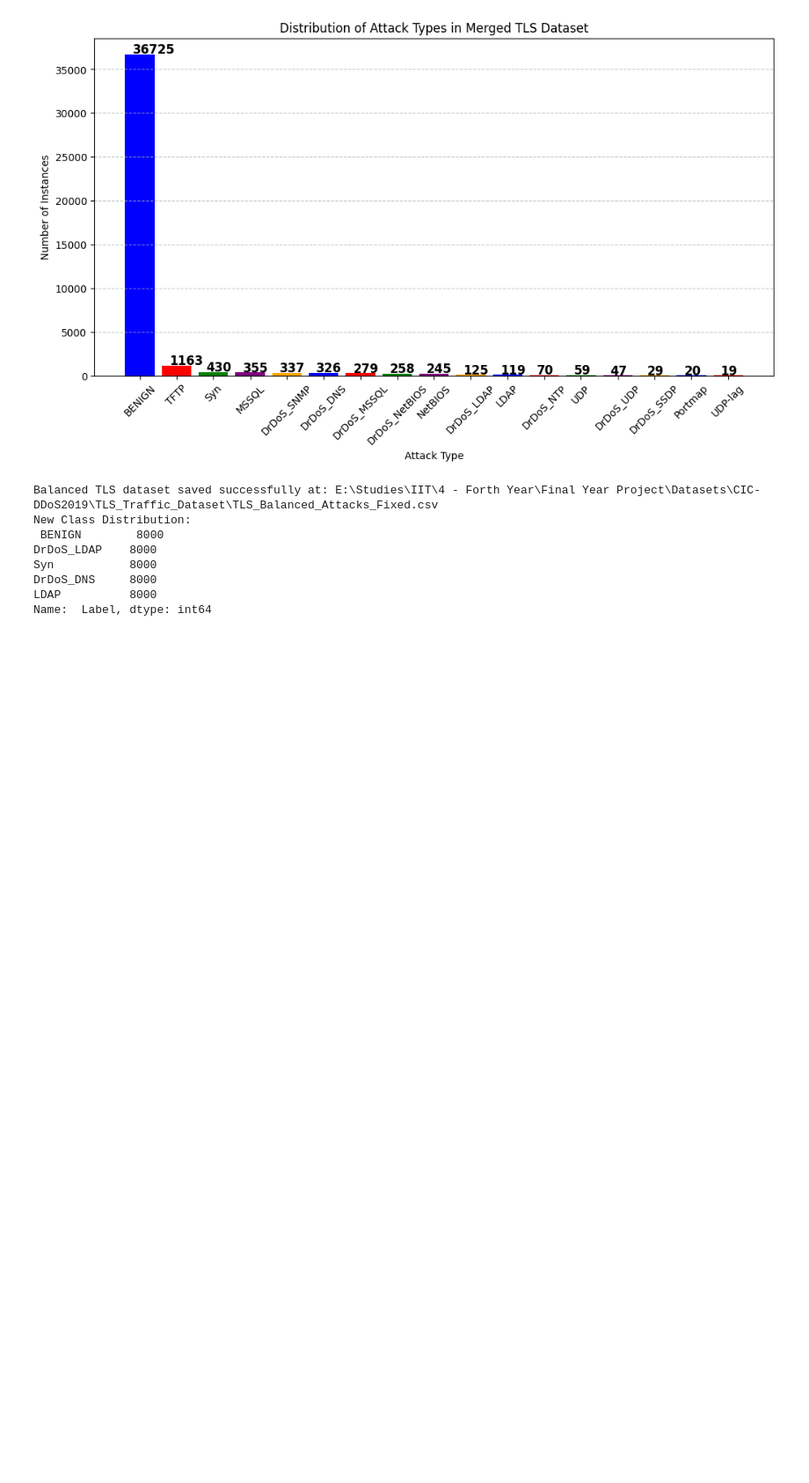
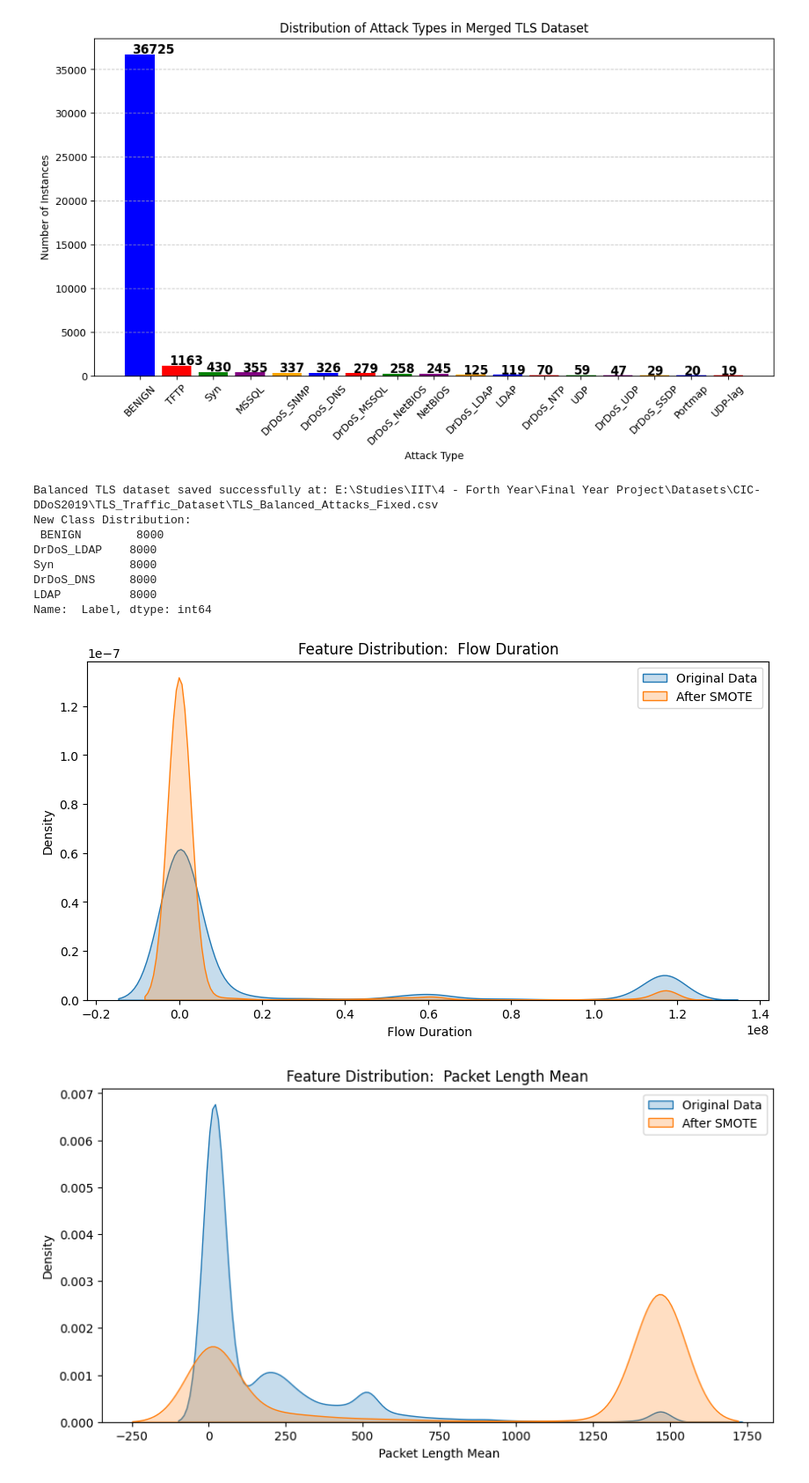
Before and after one commit to Nirusan03/QuanNetDetct, a Jupyter notebook: Model/Quantum_Model/DoS2019/QNN_Dos2019.ipynb, the cells around one changed output. Shown at 88% size. Cells and saved outputs as stored; diff of their text form; code cells hidden in the pictures; blank space fills up the shorter version.

Commit message:
[84] Validation with smote - wrong

```diff
--- a/Model/Quantum_Model/DoS2019/QNN_Dos2019.ipynb
+++ b/Model/Quantum_Model/DoS2019/QNN_Dos2019.ipynb
@@ -248,3 +248,40 @@ Syn           8000
 DrDoS_DNS     8000
 LDAP          8000
 Name:  Label, dtype: int64
+# %%
+import pandas as pd
+import matplotlib.pyplot as plt
+import seaborn as sns
+
+# Load original dataset (Real Network Traffic)
+original_path = "E:\\TLS_Merged_Attacks_Final.csv"
+df_original = pd.read_csv(original_path, low_memory=False)
+
+# Load balanced dataset (After SMOTE)
+balanced_path = "E:\\TLS_Balanced_Attacks_Fixed.csv"
+df_balanced = pd.read_csv(balanced_path, low_memory=False)
+
+# Select important network traffic features
+key_features = [" Flow Duration", " Packet Length Mean", " Packet Length Std", " Flow Bytes/s"]
+
+# Check if the selected features exist in the dataset
+existing_features = [feature for feature in key_features if feature in df_original.columns and feature in df_balanced.columns]
+
+if not existing_features:
+    raise ValueError("None of the selected key features are found in the datasets. Please check column names.")
+
+# Compare distributions before and after SMOTE
+for feature in existing_features:
+    plt.figure(figsize=(10, 5))
+
+    sns.kdeplot(df_original[feature], label="Original Data", fill=True)  # Fixed warning
+    sns.kdeplot(df_balanced[feature], label="After SMOTE", fill=True)  # Fixed warning
+
+    plt.title(f"Feature Distribution: {feature}")
+    plt.xlabel(feature)
+    plt.ylabel("Density")
+    plt.legend()
+    plt.show()
+# %% [output]
+[figure, added]
+[figure, added]
```
Also changed, not shown: parts of 1 cell of this notebook.
